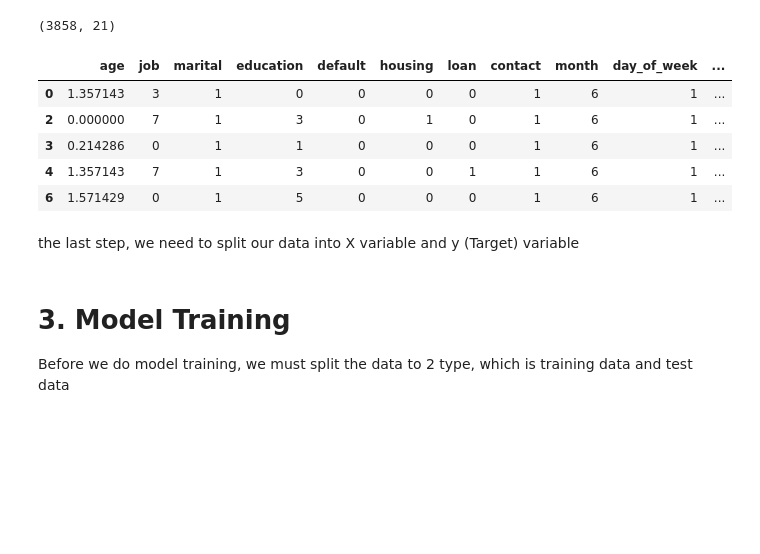
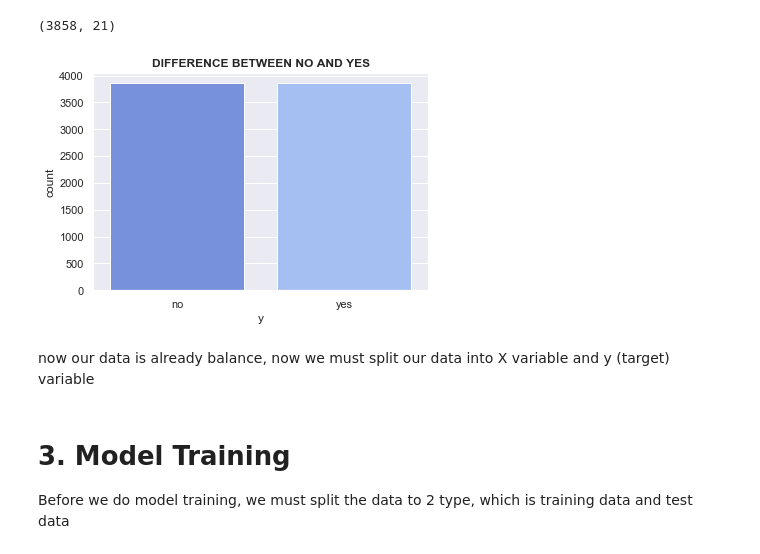
Before and after one commit to cahyoardhi/logistic-reggression-ng-crew, a Jupyter notebook: analysis.ipynb, the cells around one changed output. Drawn from its saved outputs; the diff is of its cells as text; code cells hidden in the pictures; blank space fills up the shorter version.

```diff
--- a/analysis.ipynb
+++ b/analysis.ipynb
@@ -271,17 +272,15 @@ y_yes.shape
 y_no = y_no.sample(len(y_yes),random_state=46)
 # %%
 df_new = pd.concat([y_no,y_yes])
-# %%
-df_new.head()
-# %% [output]
-|  | age | job | marital | education | default | housing | loan | contact | month | day_of_week | ... |
-| 0 | 1.357143 | 3 | 1 | 0 | 0 | 0 | 0 | 1 | 6 | 1 | ... |
-| 2 | 0.000000 | 7 | 1 | 3 | 0 | 1 | 0 | 1 | 6 | 1 | ... |
-| 3 | 0.214286 | 0 | 1 | 1 | 0 | 0 | 0 | 1 | 6 | 1 | ... |
-| 4 | 1.357143 | 7 | 1 | 3 | 0 | 0 | 1 | 1 | 6 | 1 | ... |
-| 6 | 1.571429 | 0 | 1 | 5 | 0 | 0 | 0 | 1 | 6 | 1 | ... |
+# %%
+sns.set_palette('coolwarm')
+sns.countplot('y',data=df_new)
+plt.title('DIFFERENCE BETWEEN NO AND YES',fontweight='bold')
+plt.show()
+# %% [output]
+[figure, added]
 # %% [markdown]
-the last step, we need to split our data into X variable and y (Target) variable
+now our data is already balance, now we must split our data into X variable and y (target) variable
 # %%
 y = df_new['y']
 X = df_new.drop('y',axis=1)
```
Also changed, not shown: parts of 15 cells of this notebook.
